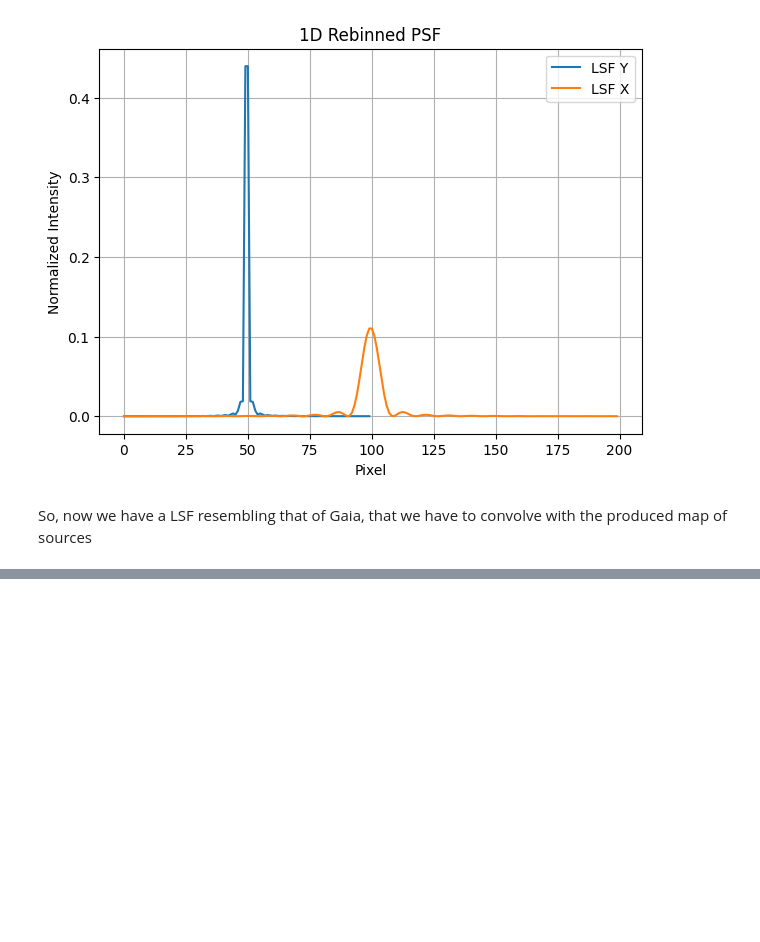
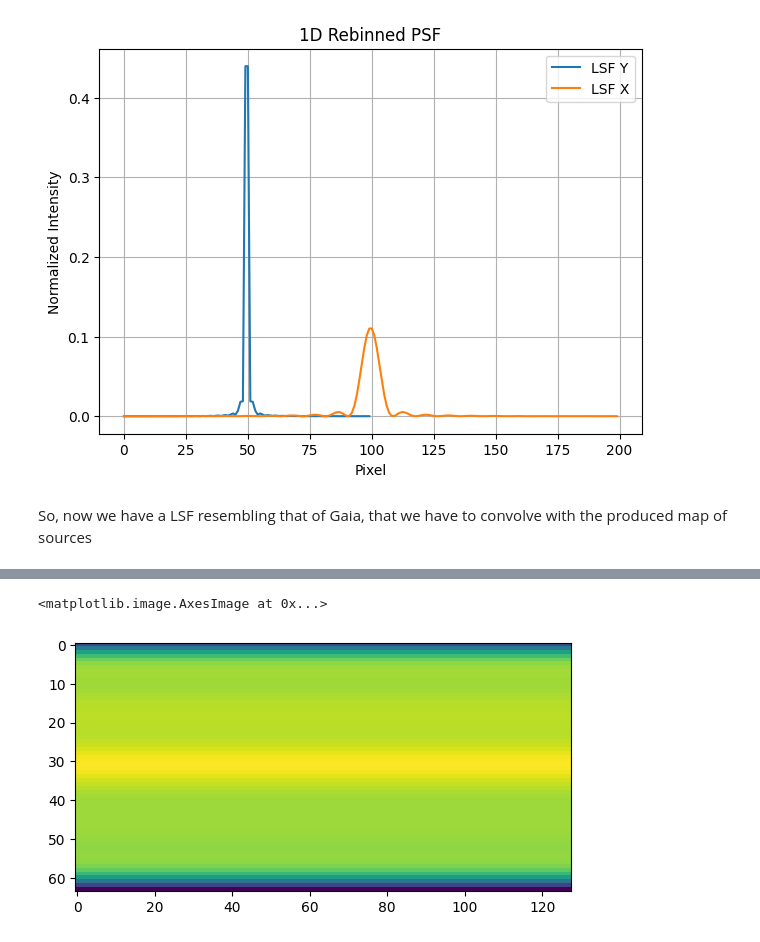
Before and after one commit to pietroferraiuolo/BINCAT, a Jupyter notebook: 01-psf-simulation.ipynb, the cells around one changed output, grey strips where cells are left out. Cells and saved outputs as stored; diff of their text form; code cells hidden in the pictures; blank space fills up the shorter version.

```diff
--- a/01-psf-simulation.ipynb
+++ b/01-psf-simulation.ipynb
@@ -220,0 +112,5 @@ ValueError: setting an array element with a sequence.
+# %%
+plt.imshow(map)
+# %% [output]
+<matplotlib.image.AxesImage at 0x...>
+[figure, added]
```
Also changed, not shown: parts of 20 cells of this notebook, 1 other file.
